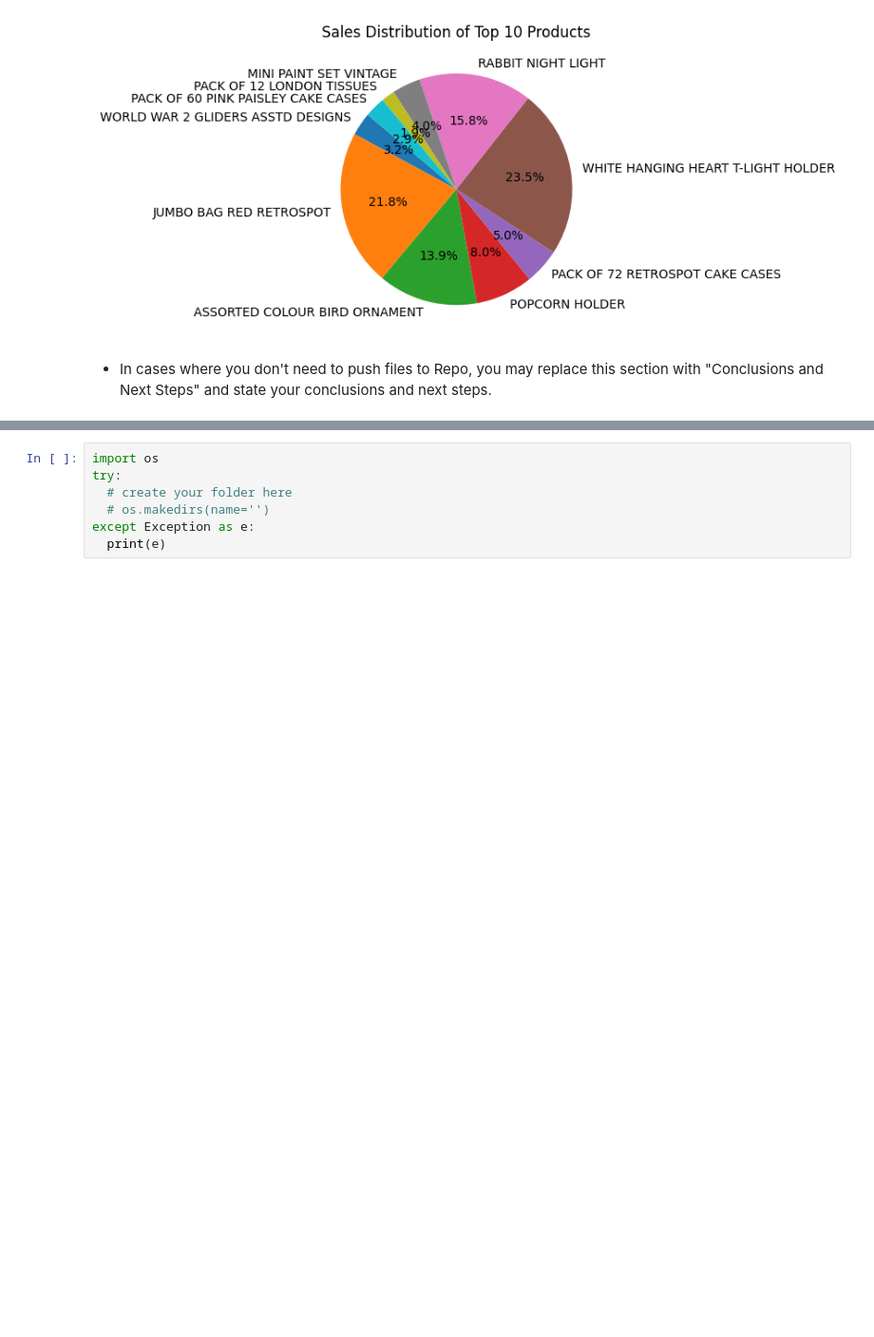
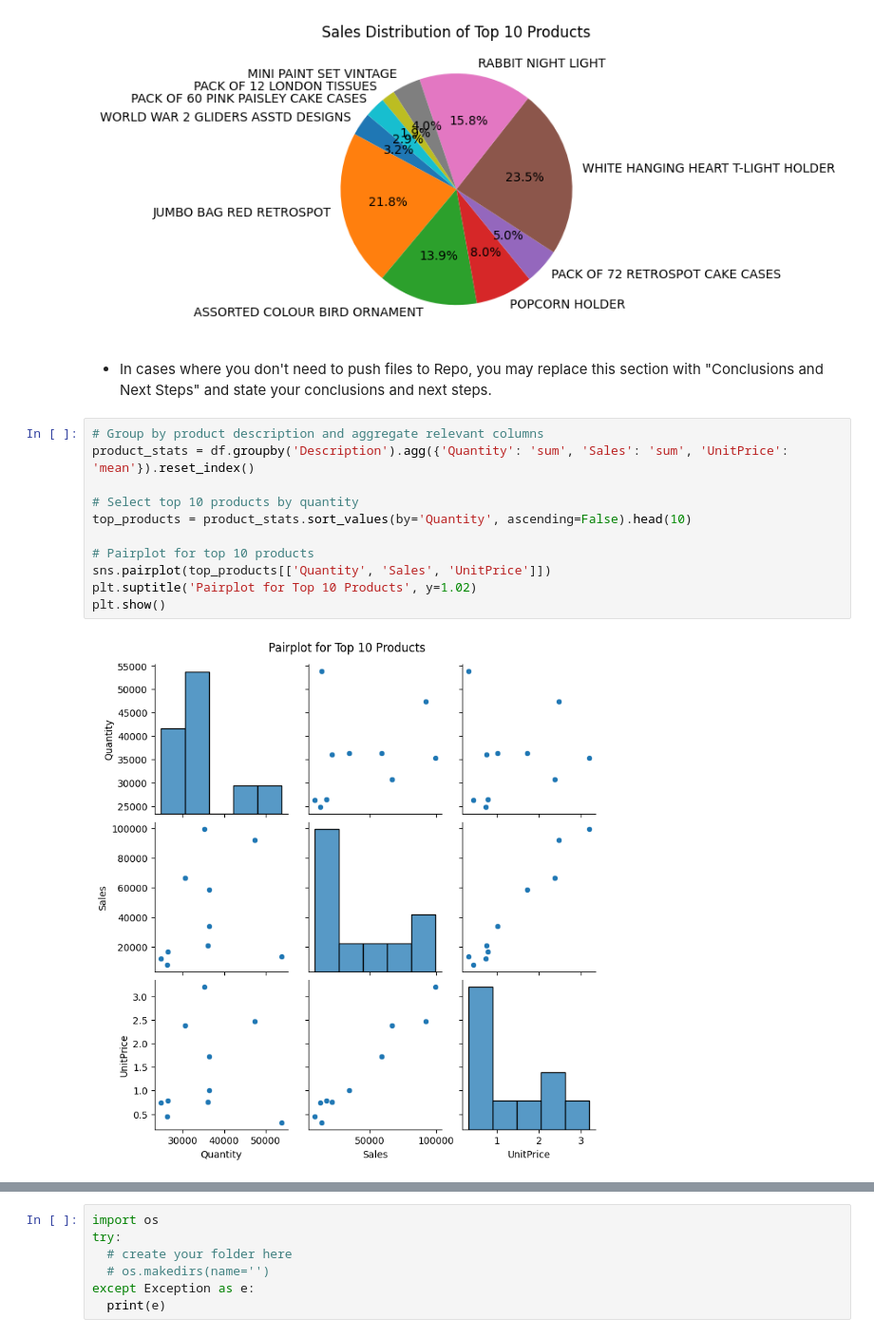
Before and after one commit to tanzilachand/project_tc, a Jupyter notebook: jupyter_notebooks/data_visualisation.ipynb, the cells around one changed output, grey strips where cells are left out. Shown at 95% size. Drawn from its saved outputs; the diff is of its cells as text; blank space fills up the shorter version.

```diff
--- a/jupyter_notebooks/data_visualisation.ipynb
+++ b/jupyter_notebooks/data_visualisation.ipynb
@@ -320,3 +323,16 @@ plt.show()
 [figure]
 # %% [markdown]
 * In cases where you don't need to push files to Repo, you may replace this section with "Conclusions and Next Steps" and state your conclusions and next steps.
+# %%
+# Group by product description and aggregate relevant columns
+product_stats = df.groupby('Description').agg({'Quantity': 'sum', 'Sales': 'sum', 'UnitPrice': 'mean'}).reset_index()
+
+# Select top 10 products by quantity
+top_products = product_stats.sort_values(by='Quantity', ascending=False).head(10)
+
+# Pairplot for top 10 products
+sns.pairplot(top_products[['Quantity', 'Sales', 'UnitPrice']])
+plt.suptitle('Pairplot for Top 10 Products', y=1.02)
+plt.show()
+# %% [output]
+[figure, added]
```
Also changed, not shown: parts of 4 cells of this notebook, 1 other file.
